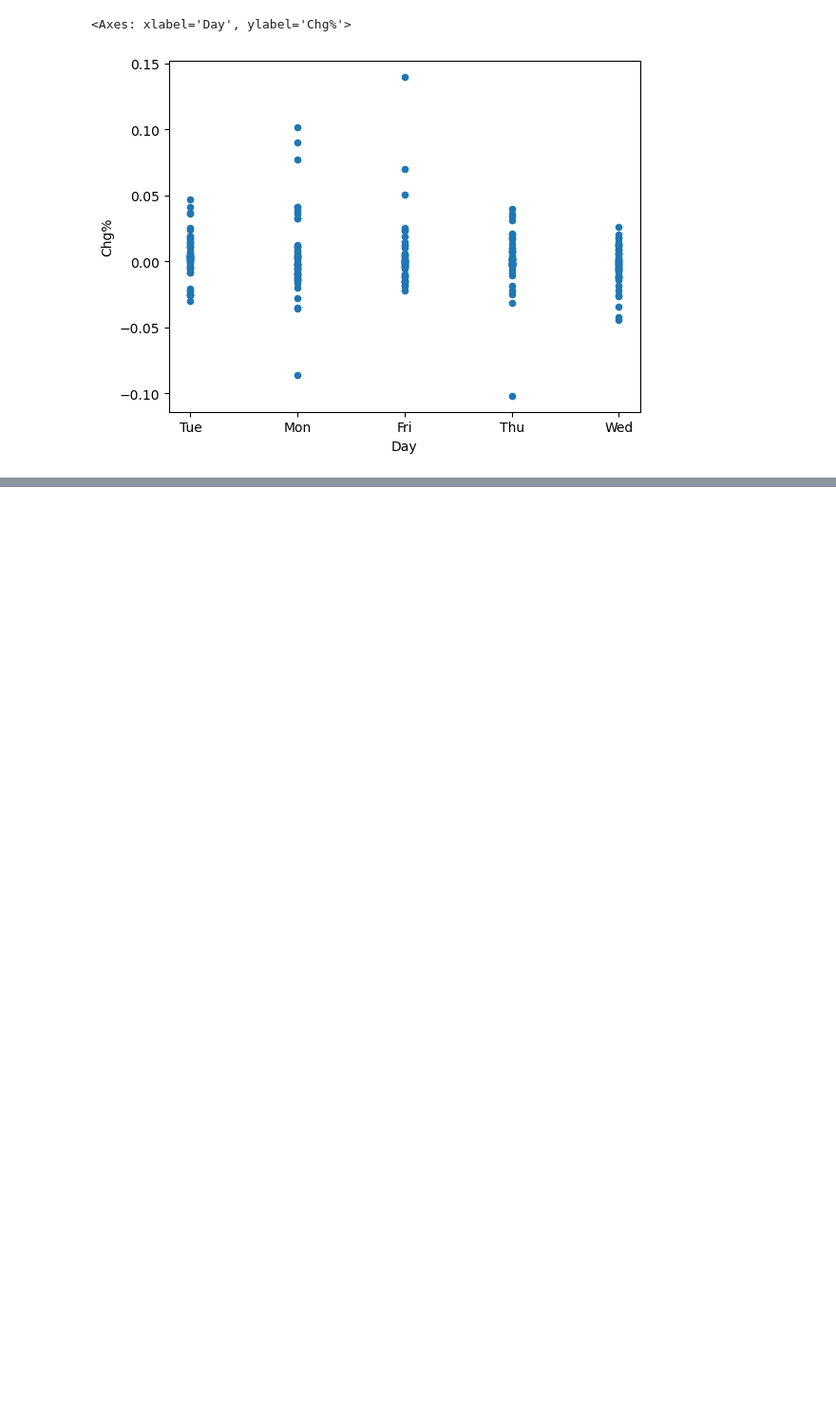
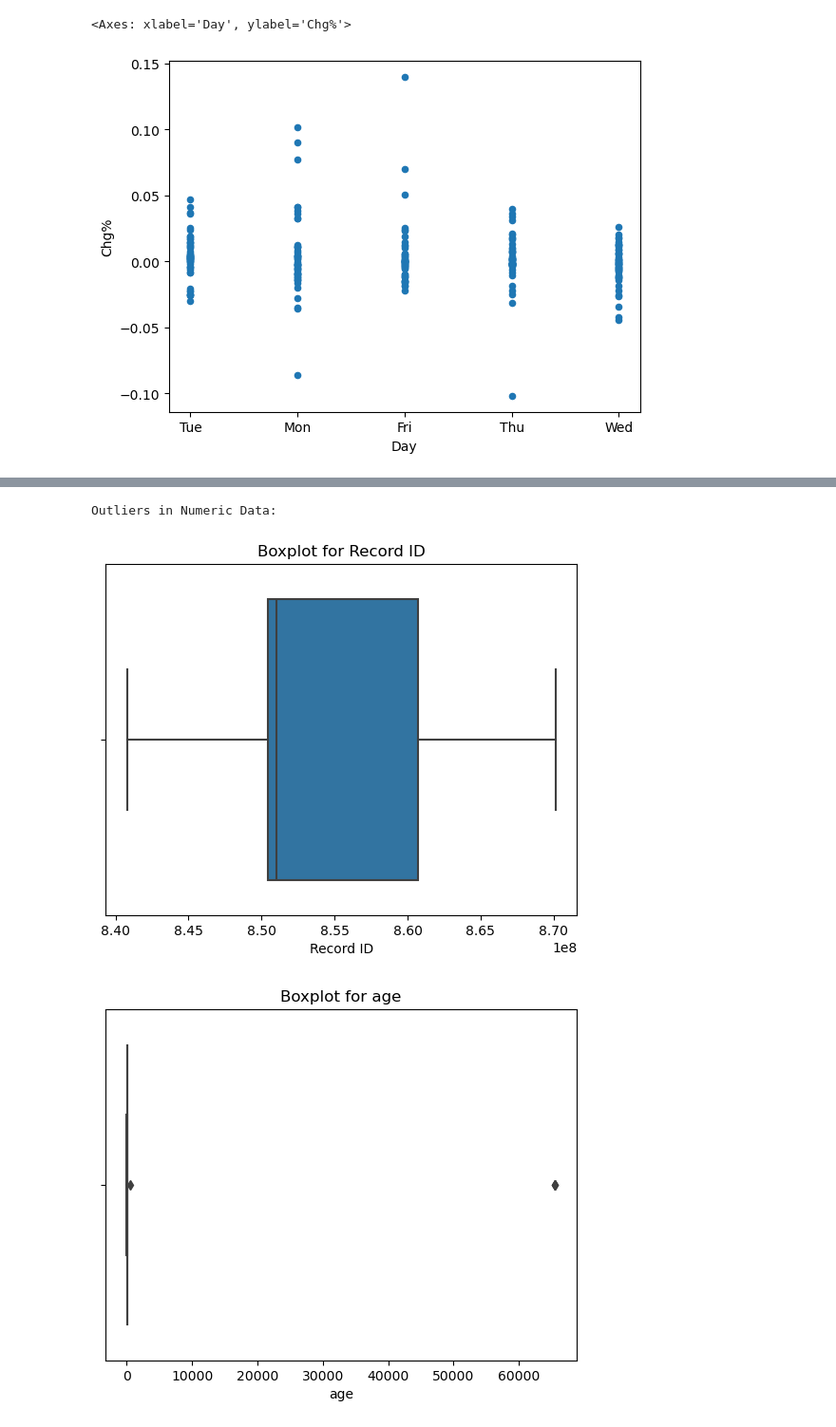
Before and after one commit to abhinavsaluja2004/MachineLearning_19cse305, a Jupyter notebook: cse22002_lab2.ipynb, the cells around one changed output, grey strips where cells are left out. Shown at 95% size. Drawn from its saved outputs; the diff is of its cells as text; code cells hidden in the pictures; blank space fills up the shorter version.

```diff
--- a/cse22002_lab2.ipynb
+++ b/cse22002_lab2.ipynb
@@ -188,3 +192,6 @@ df2.plot.scatter(x = 'hg%',
 # %% [output]
 <Axes: xlabel='Day', ylabel='Chg%'>
 [figure]
+# %%
+df3 = pd.read_excel("Lab Session Data.xlsx", sheet_name="thyroid0387_UCI")
+df3.head()
@@ -190,0 +238,3 @@ df2.plot.scatter(x = 'hg%',
+# %%
+df3.replace('?', np.nan, inplace=True)
+df3.head()
@@ -190,0 +271,12 @@ df2.plot.scatter(x = 'hg%',
+# %%
+print("\nOutliers in Numeric Data:")
+cat_cols = df3.select_dtypes(include=['object']).columns
+num_cols = df3.select_dtypes(include=['int64']).columns
+for i in num_cols:
+    sns.boxplot(x=df3[i])
+    plt.title("Boxplot for {}".format(i))
+    plt.show()
+# %% [output]
+Outliers in Numeric Data:
+[figure, added]
+[figure, added]
```
Also changed, not shown: parts of 13 cells of this notebook.
